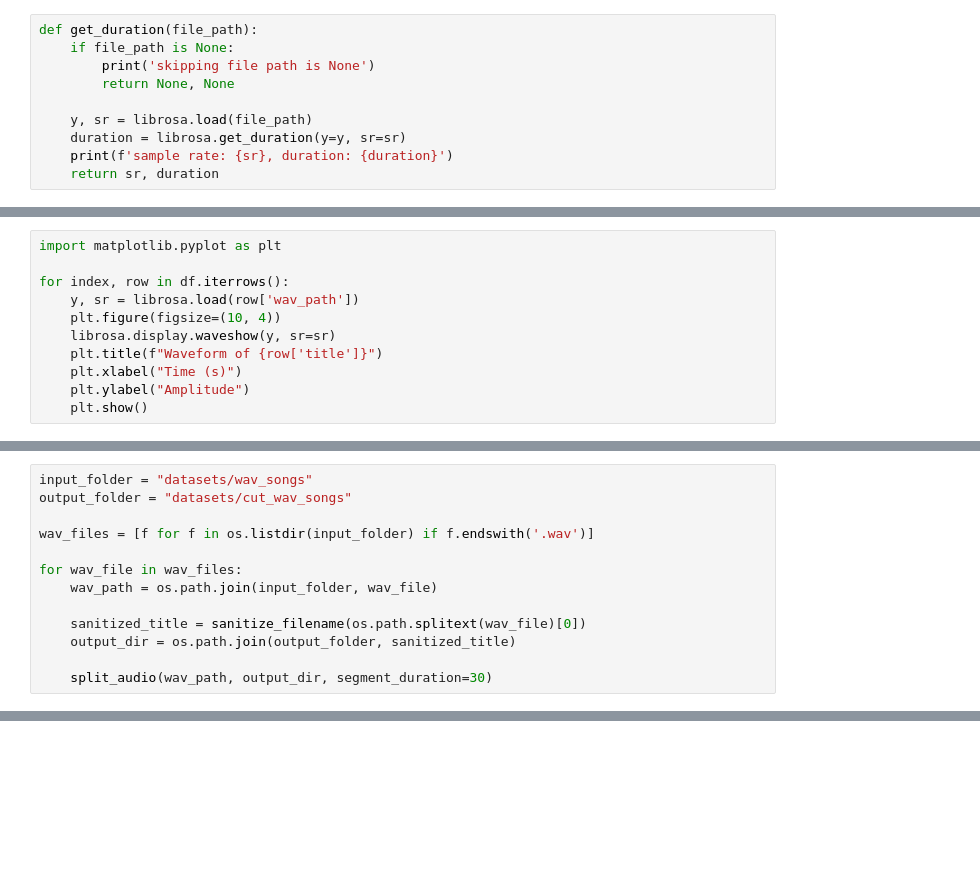
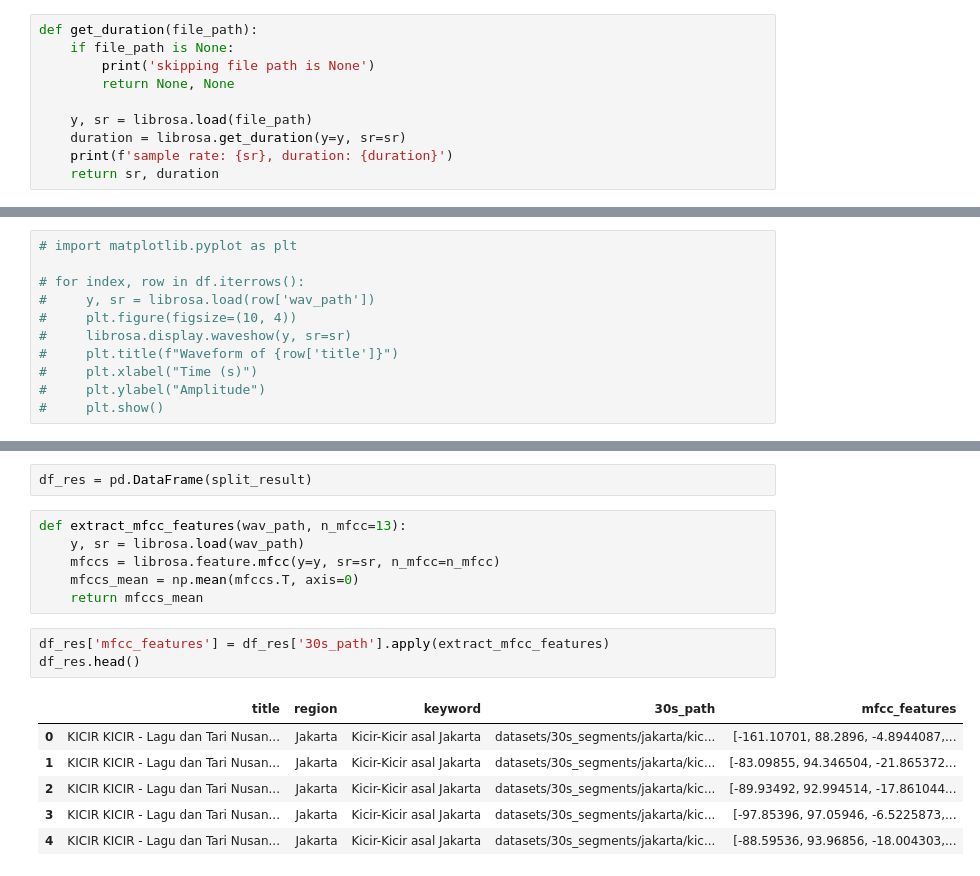
Before and after one commit to SuaraNusa/python-suara-nusa-model, a Jupyter notebook: main.ipynb, the cells around one changed output, grey strips where cells are left out. Drawn from its saved outputs; the diff is of its cells as text; blank space fills up the shorter version.

```diff
--- a/main.ipynb
+++ b/main.ipynb
@@ -48,15 +49,15 @@ df.describe()
 | max | 4.440000 | 22050.0 | 283.399546 |
 # %%
-import matplotlib.pyplot as plt
+# import matplotlib.pyplot as plt
 
-for index, row in df.iterrows():
-    y, sr = librosa.load(row['wav_path'])
-    plt.figure(figsize=(10, 4))
-    librosa.display.waveshow(y, sr=sr)
-    plt.title(f"Waveform of {row['title']}")
-    plt.xlabel("Time (s)")
-    plt.ylabel("Amplitude")
-    plt.show()
+# for index, row in df.iterrows():
+#     y, sr = librosa.load(row['wav_path'])
+#     plt.figure(figsize=(10, 4))
+#     librosa.display.waveshow(y, sr=sr)
+#     plt.title(f"Waveform of {row['title']}")
+#     plt.xlabel("Time (s)")
+#     plt.ylabel("Amplitude")
+#     plt.show()
 # %%
 import os
 import re
@@ -85,16 +94,3 @@ def split_audio(wav_path, output_dir, segment_duration=30):
         segment_file = os.path.join(output_dir, f"{os.path.basename(wav_path).replace('.wav', '')}segment{i + 1}.wav")
         segment.export(segment_file, format="wav")
         print(f"Saved segment {i + 1} at: {segment_file}")
-# %%
-input_folder = "datasets/wav_songs"
-output_folder = "datasets/cut_wav_songs"
-
-wav_files = [f for f in os.listdir(input_folder) if f.endswith('.wav')]
-
-for wav_file in wav_files:
-    wav_path = os.path.join(input_folder, wav_file)
-
-    sanitized_title = sanitize_filename(os.path.splitext(wav_file)[0])
-    output_dir = os.path.join(output_folder, sanitized_title)
-
-    split_audio(wav_path, output_dir, segment_duration=30)
@@ -109,0 +149,18 @@ datasets/wav_songs/ondel_ondel_lagu_daerah_dki_jakarta_ondel_ondel_betawi_remix.
+# %%
+df_res = pd.DataFrame(split_result)
+# %%
+def extract_mfcc_features(wav_path, n_mfcc=13):
+    y, sr = librosa.load(wav_path)
+    mfccs = librosa.feature.mfcc(y=y, sr=sr, n_mfcc=n_mfcc)
+    mfccs_mean = np.mean(mfccs.T, axis=0)
+    return mfccs_mean
+# %%
+df_res['mfcc_features'] = df_res['30s_path'].apply(extract_mfcc_features)
+df_res.head()
+# %% [output]
+|  | title | region | keyword | 30s_path | mfcc_features |
+| 0 | KICIR KICIR - Lagu dan Tari Nusan... | Jakarta | Kicir-Kicir asal Jakarta | datasets/30s_segments/jakarta/kic... | [-161.10701, 88.2896, -4.8944087,... |
+| 1 | KICIR KICIR - Lagu dan Tari Nusan... | Jakarta | Kicir-Kicir asal Jakarta | datasets/30s_segments/jakarta/kic... | [-83.09855, 94.346504, -21.865372... |
+| 2 | KICIR KICIR - Lagu dan Tari Nusan... | Jakarta | Kicir-Kicir asal Jakarta | datasets/30s_segments/jakarta/kic... | [-89.93492, 92.994514, -17.861044... |
+| 3 | KICIR KICIR - Lagu dan Tari Nusan... | Jakarta | Kicir-Kicir asal Jakarta | datasets/30s_segments/jakarta/kic... | [-97.85396, 97.05946, -6.5225873,... |
+| 4 | KICIR KICIR - Lagu dan Tari Nusan... | Jakarta | Kicir-Kicir asal Jakarta | datasets/30s_segments/jakarta/kic... | [-88.59536, 93.96856, -18.004303,... |
```
Also changed, not shown: parts of 11 cells of this notebook, 3 other files.
